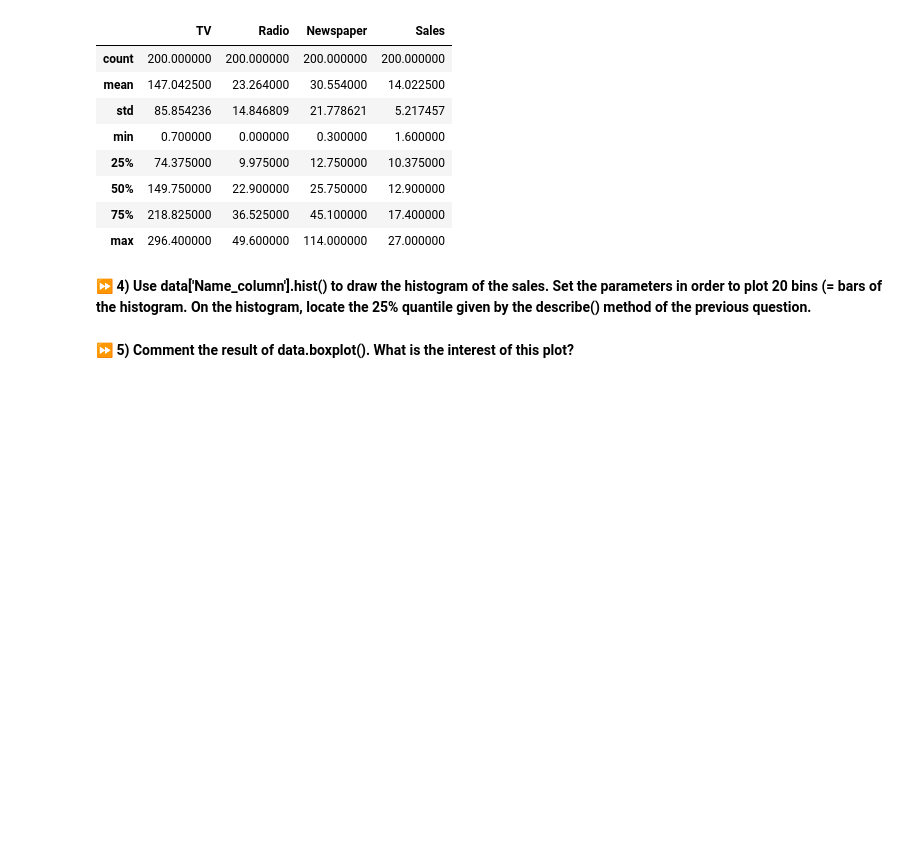
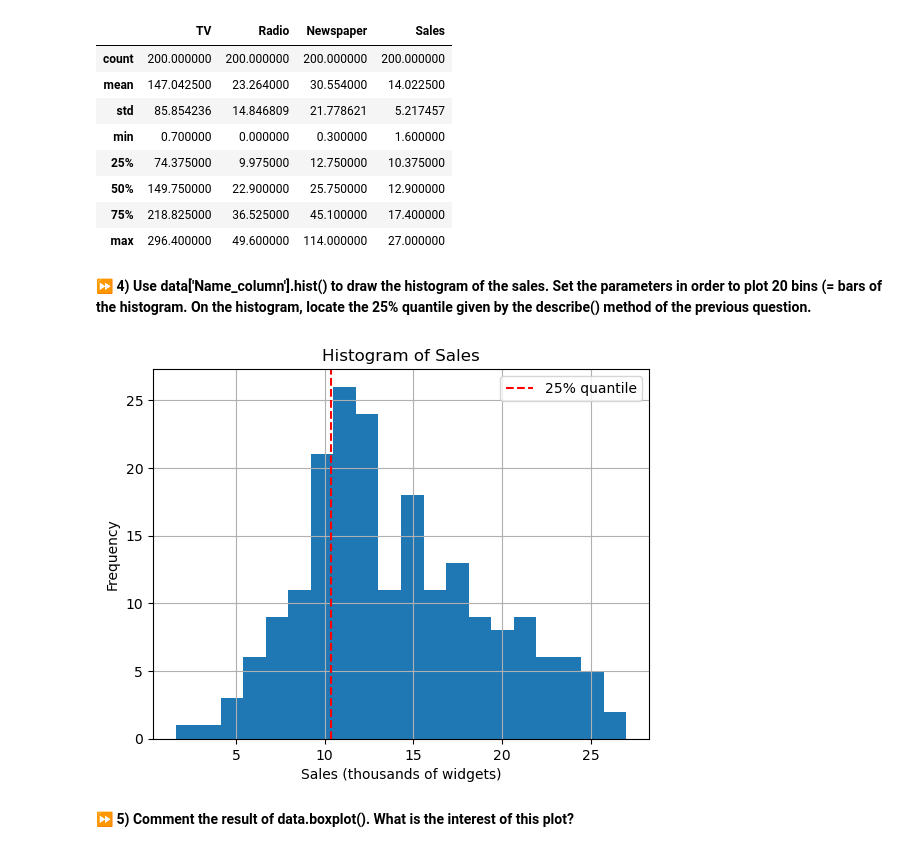
Before and after one commit to folakangil78/machine-learning, a Jupyter notebook: fundamentals/su26_linear_regression.ipynb, the cells around one changed output. Saved outputs shown, nothing was run; the diff lists cells and outputs as text; code cells hidden in the pictures; blank space fills up the shorter version.

```diff
--- a/fundamentals/su26_linear_regression.ipynb
+++ b/fundamentals/su26_linear_regression.ipynb
@@ -75,5 +75,20 @@ data.describe()
 | max | 296.400000 | 49.600000 | 114.000000 | 27.000000 |
 # %% [markdown]
 ⏩ **4) Use data['Name_column'].hist() to draw the histogram of the sales. Set the parameters in order to plot 20 bins (= bars of the histogram. On the histogram, locate the 25% quantile given by the describe() method of the previous question.**
+# %%
+# draw histogram of Sales with 20 bins
+data['Sales'].hist(bins=20)
+
+# from describe() the 25% quantile of Sales is ~10.375 — drop a vertical line at that x-value to locate it
+plt.axvline(x=data['Sales'].quantile(0.25), color='red', linestyle='--', label='25% quantile')
+
+# labels + legend so the chart is readable
+plt.xlabel('Sales (thousands of widgets)')
+plt.ylabel('Frequency')
+plt.title('Histogram of Sales')
+plt.legend()
+plt.show()
+# %% [output]
+[figure, added]
 # %% [markdown]
 ⏩ **5) Comment the result of data.boxplot(). What is the interest of this plot?**
```
Also changed, not shown: parts of 18 cells of this notebook.
